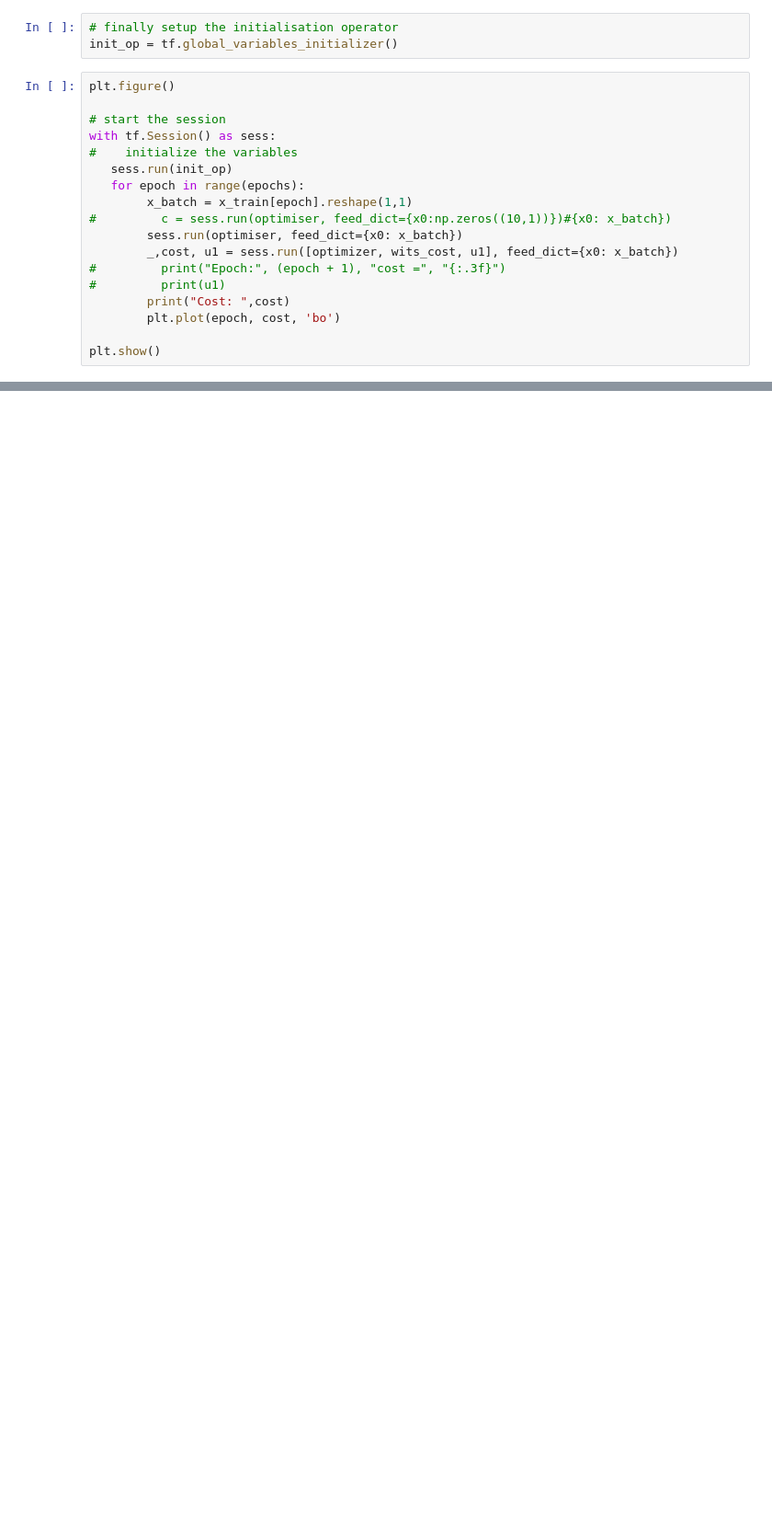
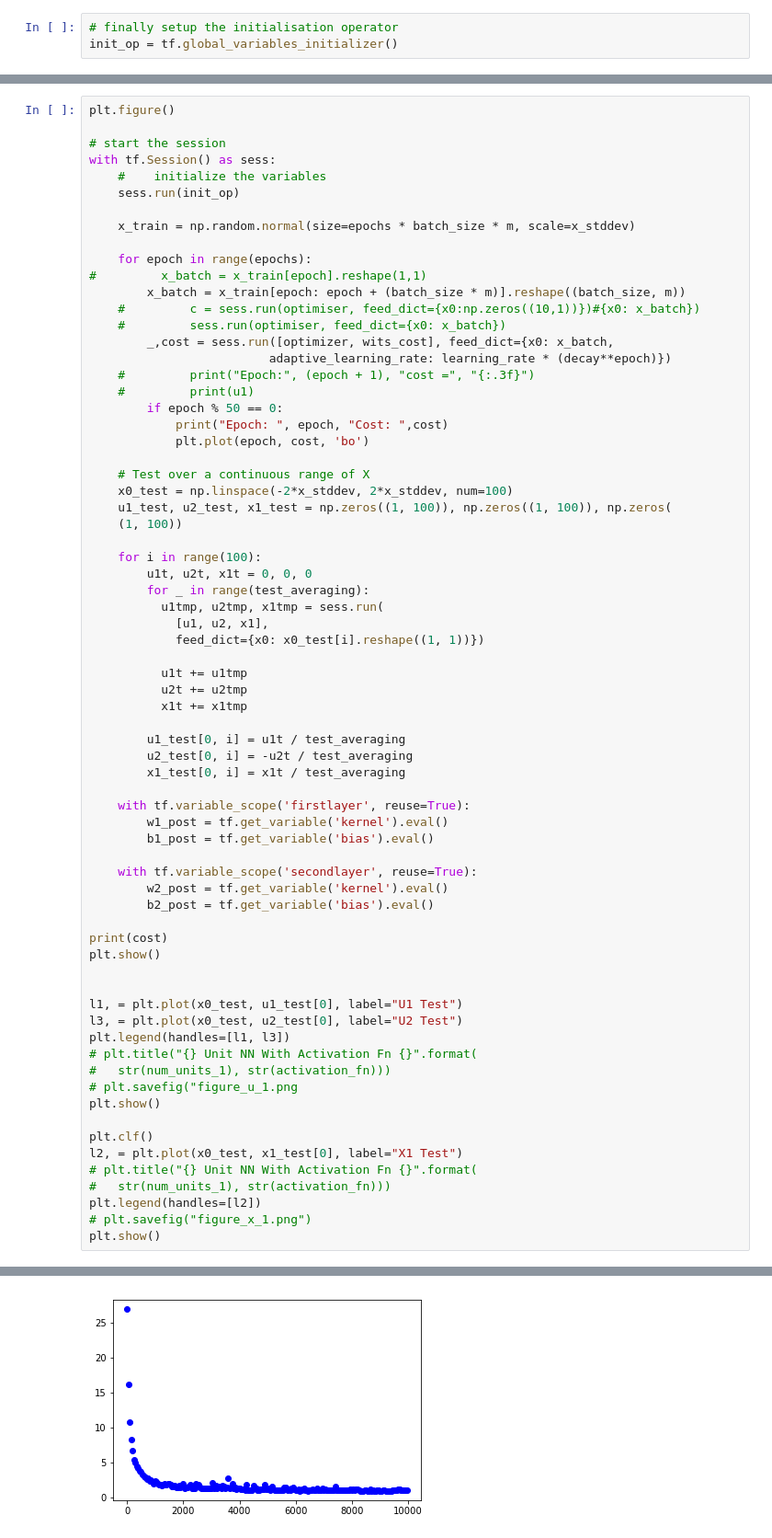
Before and after one commit to laurabrink13/Witsenhausen-Counterexample-with-NNs, a Jupyter notebook: Witsenhausen Counterexample TF.ipynb, the cells around one changed output, grey strips where cells are left out. Shown at 92% size. Saved outputs shown, nothing was run; the diff lists cells and outputs as text; blank space fills up the shorter version.

```diff
--- a/Witsenhausen Counterexample TF.ipynb
+++ b/Witsenhausen Counterexample TF.ipynb
@@ -74,21 +327,3 @@ optimizer = tf.train.GradientDescentOptimizer(learning_rate=learning_rate).minim
 # %%
 # finally setup the initialisation operator
 init_op = tf.global_variables_initializer()
-# %%
-plt.figure()
-
-# start the session
-with tf.Session() as sess:
-#    initialize the variables
-   sess.run(init_op)
-   for epoch in range(epochs):
-        x_batch = x_train[epoch].reshape(1,1)
-#         c = sess.run(optimiser, feed_dict={x0:np.zeros((10,1))})#{x0: x_batch})
-        sess.run(optimiser, feed_dict={x0: x_batch})
-        _,cost, u1 = sess.run([optimizer, wits_cost, u1], feed_dict={x0: x_batch})
-#         print("Epoch:", (epoch + 1), "cost =", "{:.3f}")
-#         print(u1)
-        print("Cost: ",cost)
-        plt.plot(epoch, cost, 'bo')
-
-plt.show()
@@ -97,0 +330,71 @@ TypeError: Fetch argument array([[0.47764164]], dtype=float32) has invalid type
+# %%
+plt.figure()
+
+# start the session
+with tf.Session() as sess:
+    #    initialize the variables
+    sess.run(init_op)
+
+    x_train = np.random.normal(size=epochs * batch_size * m, scale=x_stddev)
+
+    for epoch in range(epochs):
+#         x_batch = x_train[epoch].reshape(1,1)
+        x_batch = x_train[epoch: epoch + (batch_size * m)].reshape((batch_size, m))
+    #         c = sess.run(optimiser, feed_dict={x0:np.zeros((10,1))})#{x0: x_batch})
+    #         sess.run(optimiser, feed_dict={x0: x_batch})
+        _,cost = sess.run([optimizer, wits_cost], feed_dict={x0: x_batch,
+                         adaptive_learning_rate: learning_rate * (decay**epoch)})
+    #         print("Epoch:", (epoch + 1), "cost =", "{:.3f}")
+    #         print(u1)
+        if epoch % 50 == 0:
+            print("Epoch: ", epoch, "Cost: ",cost)
+            plt.plot(epoch, cost, 'bo')
+
+    # Test over a continuous range of X
+    x0_test = np.linspace(-2*x_stddev, 2*x_stddev, num=100)
+    u1_test, u2_test, x1_test = np.zeros((1, 100)), np.zeros((1, 100)), np.zeros(
+    (1, 100))
+
+    for i in range(100):
+        u1t, u2t, x1t = 0, 0, 0
+        for _ in range(test_averaging):
+          u1tmp, u2tmp, x1tmp = sess.run(
+            [u1, u2, x1],
+            feed_dict={x0: x0_test[i].reshape((1, 1))})
+
+          u1t += u1tmp
+          u2t += u2tmp
+          x1t += x1tmp
+
+        u1_test[0, i] = u1t / test_averaging
+        u2_test[0, i] = -u2t / test_averaging
+        x1_test[0, i] = x1t / test_averaging
+
+    with tf.variable_scope('firstlayer', reuse=True):
+        w1_post = tf.get_variable('kernel').eval()
+        b1_post = tf.get_variable('bias').eval()
+
+    with tf.variable_scope('secondlayer', reuse=True):
+        w2_post = tf.get_variable('kernel').eval()
+        b2_post = tf.get_variable('bias').eval()
+
+print(cost)
+plt.show()
+
+
+l1, = plt.plot(x0_test, u1_test[0], label="U1 Test")
+l3, = plt.plot(x0_test, u2_test[0], label="U2 Test")
+plt.legend(handles=[l1, l3])
+# plt.title("{} Unit NN With Activation Fn {}".format(
+#   str(num_units_1), str(activation_fn)))
+# plt.savefig("figure_u_1.png
+plt.show()
+
+plt.clf()
+l2, = plt.plot(x0_test, x1_test[0], label="X1 Test")
+# plt.title("{} Unit NN With Activation Fn {}".format(
+#   str(num_units_1), str(activation_fn)))
+plt.legend(handles=[l2])
+# plt.savefig("figure_x_1.png")
+plt.show()
+# %% [output]
@@ -97,0 +418 @@ TypeError: Fetch argument array([[0.47764164]], dtype=float32) has invalid type
+[figure, added]
```
Also changed, not shown: parts of 10 cells of this notebook.
